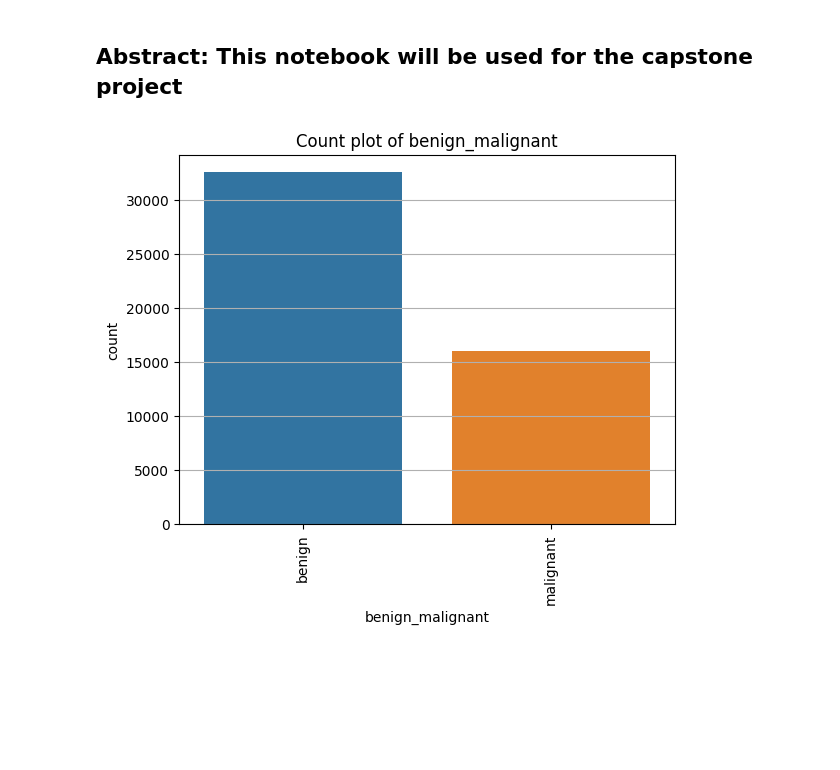
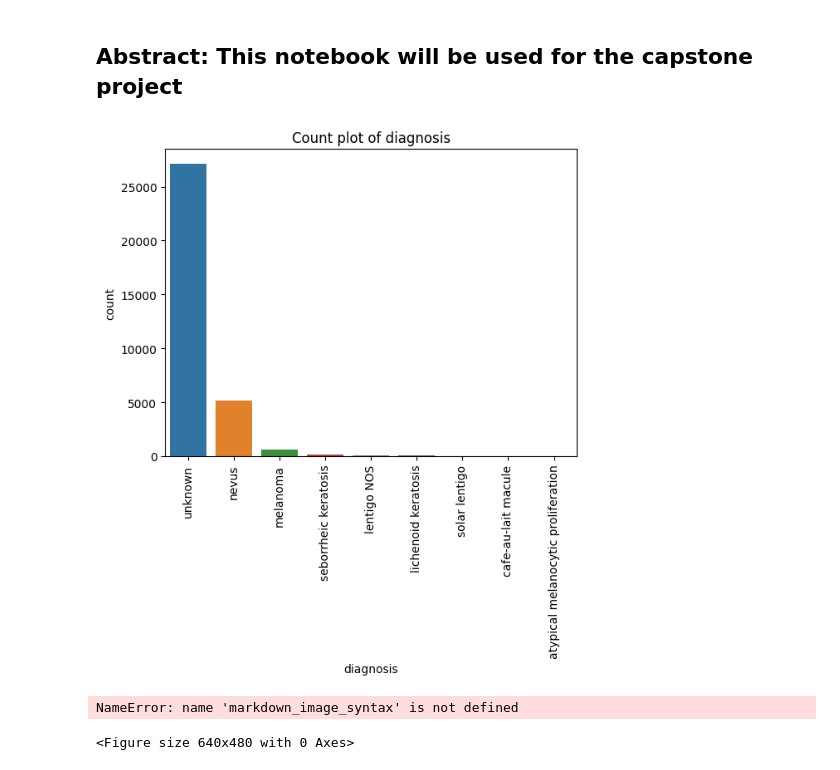
Before and after one commit to rvadavia/Raj_Vadavia_Capstone_Project, a Jupyter notebook: Raj_Capstone.ipynb, the cells around one changed output. Cells and saved outputs as stored; diff of their text form; code cells hidden in the pictures; blank space fills up the shorter version.

```diff
--- a/Raj_Capstone.ipynb
+++ b/Raj_Capstone.ipynb
@@ -237,7 +237,7 @@ class DataCleaner:
                 self.df[column].hist()
                 plt.xlabel(column)
                 plt.title(f"Histogram of {column}")
-                # plt.show()
+                plt.show()
                 fname = f"media/Histogram of {column}.png"
                 # Save the plot as a png image
                 plt.savefig(fname)
@@ -247,8 +247,8 @@ class DataCleaner:
                 base64_utf8_str = base64.b64encode(binary_fc).decode('utf-8')
 
                 #ext     = filepath.split('.')[-1]
-                dataurl = f'data:base64,{base64_utf8_str}'
-                markdown_image_syntax = dataurl
+                # dataurl = f'data:base64,{base64_utf8_str}'
+                # markdown_image_syntax = dataurl
 
 
             else:
@@ -256,7 +256,7 @@ class DataCleaner:
                 plot = sns.countplot(x=column, data=self.df)
                 plt.setp(plot.get_xticklabels(), rotation=90)
                 plt.title(f"Count plot of {column}")
-               # plt.show()
+                plt.show()
 
                 fname = f"media/Count plot of {column}.png"
                 # Save the plot as a png image
@@ -267,8 +267,8 @@ class DataCleaner:
                 base64_utf8_str = base64.b64encode(binary_fc).decode('utf-8')
 
                 #ext     = filepath.split('.')[-1]
-                dataurl = f'data:base64,{base64_utf8_str}'
-                markdown_image_syntax = dataurl
+               # dataurl = f'data:base64,{base64_utf8_str}'
+            # markdown_image_syntax = dataurl
 
 
 
@@ -366,32 +366,34 @@ Path_Name = 'Data/Row_data(pre)'
 row_csv_file = os.path.join(Path_Name, File_name)
 
 df_org  = pd.read_csv(row_csv_file)
 df_org.rename(columns={"anatom_site_general_challenge": "anatomy_sites"}, inplace=True) # rename column name
 df_new = df_org.copy()
 
 DF_Comparison_1 = DF_Comparison(df_org, df_new)
 
 cleaner_1 = DataCleaner(df_org)
 cleaner_2 = DataCleaner(df_new)
 
 cleaner_1.report_and_recommend()
 cleaner_2.fill_missing_numeric_With_mean('age_approx', 'diagnosis')
 cleaner_2.fill_missing_Category_values('anatomy_sites', 'diagnosis')
 cleaner_2.fill_missing_Category_values('sex', 'diagnosis')
 cleaner_2.report_and_recommend()
 
 DF_Comparison_1.report()
 
 #updated with out error
 
 #cleaner.report()
 cleaner_2.visualize('diagnosis')
 cleaner_2.visualize('sex')
 cleaner_2.visualize('age_approx')
 cleaner_2.visualize('anatomy_sites')
 cleaner_2.visualize('target')
 cleaner_2.visualize('benign_malignant')
-cleaner_2.visualize('benign_malignant')
+
 Write_Readme_file()
 # %% [output]
-[figure, old version]
+[figure, new version]
+NameError: name 'markdown_image_syntax' is not defined
+<Figure size 640x480 with 0 Axes>
```
Also changed, not shown: 8 other files.
